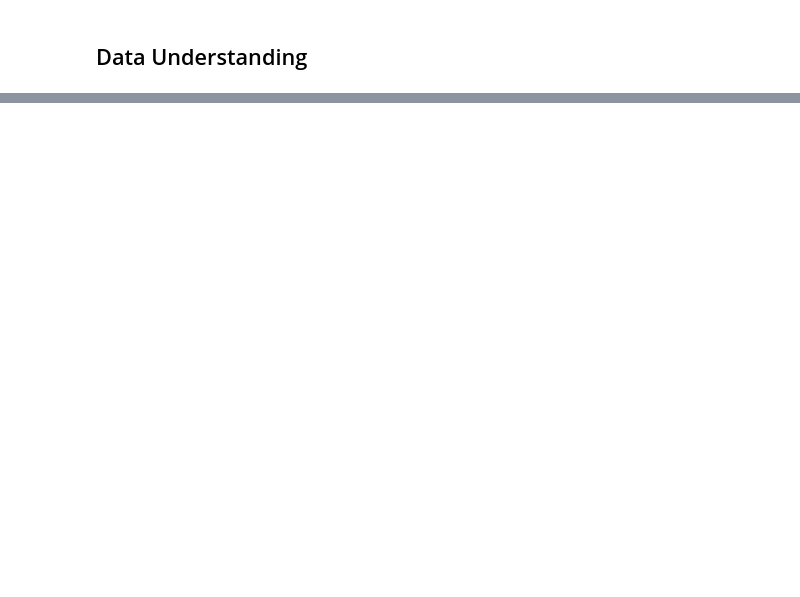
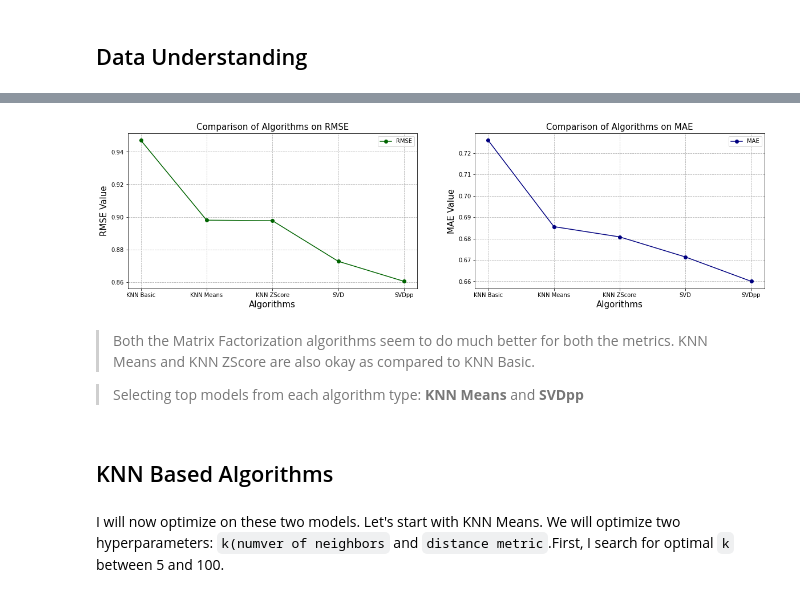
Before and after one commit to gt1719/MovieLens_Data_Analysis, a Jupyter notebook: MovieLens_Data_Analysis.ipynb, the cells around one changed output, grey strips where cells are left out. Saved outputs shown, nothing was run; the diff lists cells and outputs as text; code cells hidden in the pictures; blank space fills up the shorter version.

```diff
--- a/MovieLens_Data_Analysis.ipynb
+++ b/MovieLens_Data_Analysis.ipynb
@@ -150,0 +754,9 @@ dtype: int64
+# %%
+# read in values as Surprise dataset
+reader = Reader(rating_scale=(0,5))
+data = Dataset.load_from_df(ratings_df, reader)
+
+#generating a trainset
+dataset = data.build_full_trainset()
+print('Number of users: ', dataset.n_users, '\n')
+print('Number of items: ', dataset.n_items)
@@ -150,0 +767,5 @@ dtype: int64
+# %%
+# knn algoritms
+cv_knn_basic = cross_validate(KNNBasic(), data, cv=5, n_jobs=5, verbose=True)
+cv_knn_means = cross_validate(KNNWithMeans(), data, cv=5, n_jobs=5, verbose=True)
+cv_knn_z = cross_validate(KNNWithZScore(), data, cv=5, n_jobs=5, verbose=True)
@@ -150,0 +790,4 @@ dtype: int64
+# %%
+# matrix factorization algoritms
+cv_svd = cross_validate(SVD(), data, cv=5, n_jobs=5, verbose=True)
+cv_svd_pp = cross_validate(SVDpp(), data, cv=5, n_jobs=5, verbose=True)
@@ -150,0 +831,39 @@ dtype: int64
+# %%
+# Plotting graphs for comparing accuracy of each algo
+x_algo = ['KNN Basic', 'KNN Means', 'KNN ZScore', 'SVD', 'SVDpp',]
+all_algos_cv = [cv_knn_basic, cv_knn_means, cv_knn_z, cv_svd, cv_svd_pp]
+
+rmse_cv = [round(res['test_rmse'].mean(), 4) for res in all_algos_cv]
+mae_cv = [round(res['test_mae'].mean(), 4) for res in all_algos_cv]
+
+plt.figure(figsize=(20,5))
+
+# RMSE graph
+plt.subplot(1, 2, 1)
+plt.title('Comparison of Algorithms on RMSE', loc='center', fontsize=15)
+plt.plot(x_algo, rmse_cv, label='RMSE', color='darkgreen', marker='o')
+plt.xlabel('Algorithms', fontsize=15)
+plt.ylabel('RMSE Value', fontsize=15)
+plt.legend()
+plt.grid(ls='dashed')
+
+# MAE graph
+plt.subplot(1, 2, 2)
+plt.title('Comparison of Algorithms on MAE', loc='center', fontsize=15)
+plt.plot(x_algo, mae_cv, label='MAE', color='navy', marker='o')
+plt.xlabel('Algorithms', fontsize=15)
+plt.ylabel('MAE Value', fontsize=15)
+plt.legend()
+plt.grid(ls='dashed')
+
+plt.show()
+# %% [output]
+[figure, added]
+# %% [markdown]
+> Both the Matrix Factorization algorithms seem to do much better for both the metrics. KNN Means and KNN ZScore are also okay as compared to KNN Basic.
+
+> Selecting top models from each algorithm type: **KNN Means** and **SVDpp**
+# %% [markdown]
+## KNN Based Algorithms
+# %% [markdown]
+I will now optimize on these two models. Let's start with KNN Means. We will optimize two hyperparameters: `k(numver of neighbors` and `distance metric`.First, I search for optimal `k` between 5 and 100.
```
Also changed, not shown: parts of 113 cells of this notebook.
